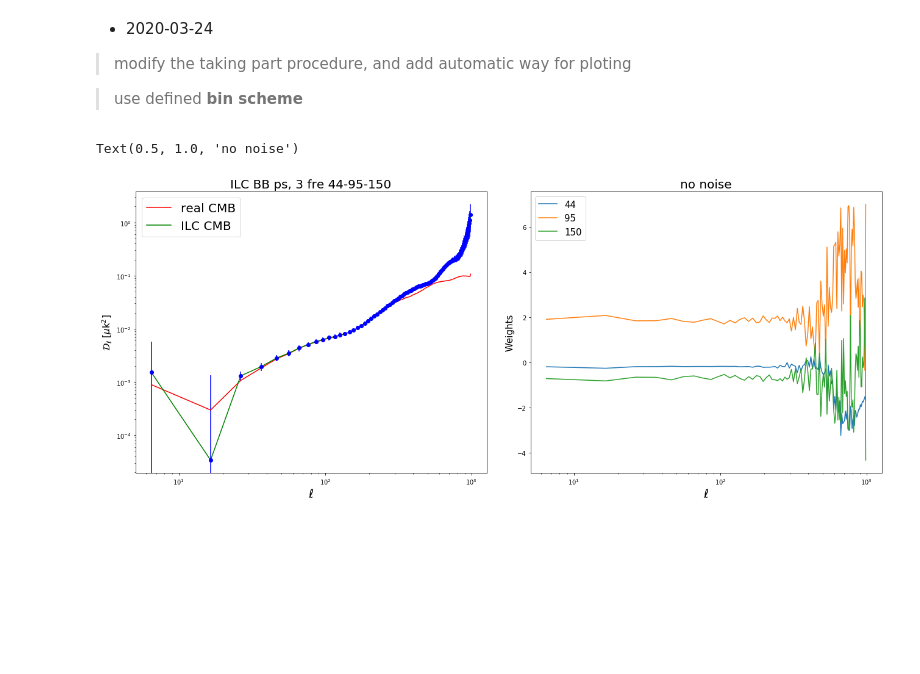
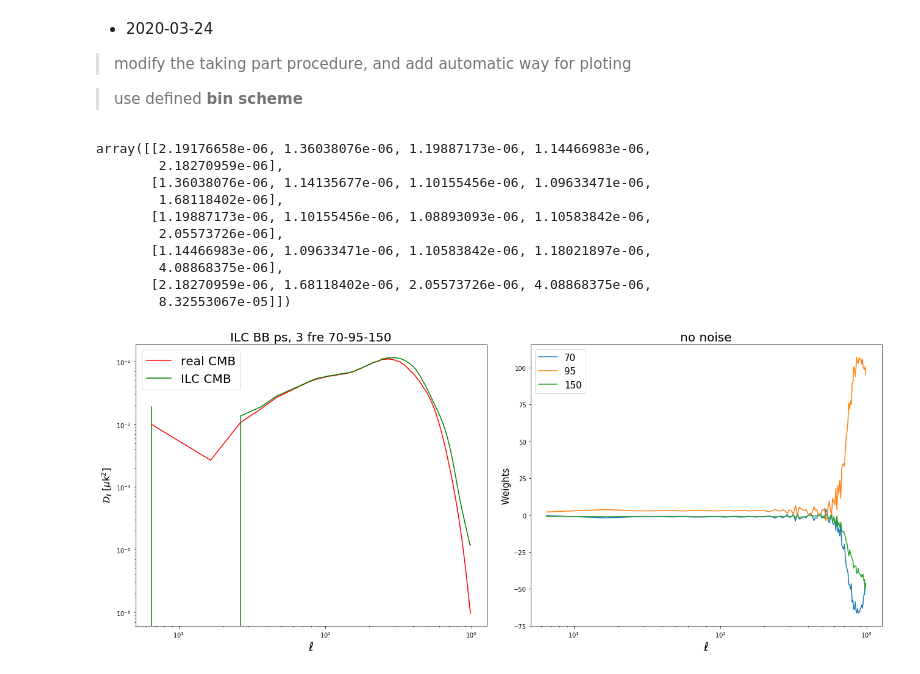
Before and after one commit to yaojian95/Ali_foreground, a Jupyter notebook: codes/Preprocessing_for_foreground_removal.ipynb, the cells around one changed output. Cells and saved outputs as stored; diff of their text form; code cells hidden in the pictures; blank space fills up the shorter version.

Commit message:
namaster without correction for beam of 44GHz

```diff
--- a/codes/Preprocessing_for_foreground_removal.ipynb
+++ b/codes/Preprocessing_for_foreground_removal.ipynb
@@ -199,7 +199,7 @@ total_ps_i.shape
 # %% [markdown]
 ## ILC for Namaster
 # %%
-path = '/fnx/jianyao/ancillary_data/5_fre_namaster_no_noise/'
+path = '/fnx/jianyao/ancillary_data/5_fre_namaster_no_noise_beamed/'
 # noise_ps_mean = np.zeros((2, lmax+1, Nf, Nf))
 
 # for n in range(SamNum):
@@ -207,15 +207,28 @@ path = '/fnx/jianyao/ancillary_data/5_fre_namaster_no_noise/'
 
 # noise_ps_mean /= SamNum
 # %%
-cl_clean_44 = np.load('/fnx/jianyao/cmb_0.05_realizations/cl_mean_namaster_44.npy')  ## B-mode only
+cl_clean_44 = np.load('/fnx/jianyao/cmb_0.05_realizations/cl_mean_namaster_44_with_beam.npy')  ## B-mode only
 # %% [markdown]
 - 2020-03-24
 
 > modify the taking part procedure, and add automatic way for ploting
 
 > use defined **bin scheme**
+# %%
+total_ps_i[mode][25]
+# %% [output]
+array([[2.19176658e-06, 1.36038076e-06, 1.19887173e-06, 1.14466983e-06,
+        2.18270959e-06],
+       [1.36038076e-06, 1.14135677e-06, 1.10155456e-06, 1.09633471e-06,
+        1.68118402e-06],
+       [1.19887173e-06, 1.10155456e-06, 1.08893093e-06, 1.10583842e-06,
+        2.05573726e-06],
+       [1.14466983e-06, 1.09633471e-06, 1.10583842e-06, 1.18021897e-06,
+        4.08868375e-06],
+       [2.18270959e-06, 1.68118402e-06, 2.05573726e-06, 4.08868375e-06,
+        8.32553067e-05]])
 # %%
-SamNum = 100; Q = len(ell_n) #lmax + 1
+SamNum = 100 - 50; Q = len(ell_n) #lmax + 1
 # lmax = 1000,意味着有1001个l,Q应该等于1001; 想要得到干净的天图的时候，
 names = ['Q_polarization', 'U_polarization']
 
@@ -233,7 +246,7 @@ for n in range(SamNum):
     total_bin_i = total_ps_i[mode]; #total_ps_i[mode]#
 
     # take some part of the cross power spectrum matrix
-    total_bin = np.ones((Q, Nf,Nf)); sel = np.array((0,2,3))
+    total_bin = np.ones((Q, Nf,Nf)); sel = np.array((1,2,3))
     for q in range(Q):
         x = 0;
         for i in (sel):
@@ -275,30 +288,29 @@ cl_ilc_std = np.std(Cl_ilc, axis = 0)
 # %%
 fig1 = plt.figure(1, figsize=(20,8)); psn = ['EE', 'BB']; fre = ['44', '70','95','150','353']
 # plt.axis('off')
 frame1=fig1.add_axes((.1,.1,.4,.8)) # x0, y0, width, height
 
-plt.loglog(ell_n, eln2*cl_clean_44, 'r-',label = 'real CMB')
+plt.loglog(ell_n, eln2*cl_clean_44[mode], 'r-',label = 'real CMB')
 plt.loglog(ell_n,eln2*(cl_ilc_mean), 'g-', label = 'ILC CMB')
 
-plt.errorbar(ell_n, eln2*cl_ilc_mean, yerr = eln2*cl_ilc_std,fmt='bo',capthick = 0.1)
+# plt.errorbar(ell_n, eln2*cl_ilc_mean, yerr = eln2*cl_ilc_std,fmt='bo',capthick = 0.1)
 # plt.ylim(1e-4, 1e-1)
 plt.xlabel('$\ell$', fontsize = 20);
 plt.ylabel(r'$\mathcal{D}_{\ell}$ [$\mu$k$^2$]', fontsize = 15)
 plt.legend(fontsize = 20)
-
-plt.title('ILC %s ps, %s fre 44-95-150'%(psn[mode], Nf), fontsize = 20)
+# plt.grid()
+plt.title('ILC %s ps, %s fre 70-95-150'%(psn[mode], Nf), fontsize = 20)
 
 frame2=fig1.add_axes((.55,.1,.4,.8))
 for i in range(Nf):
     plt.plot(ell_n, W[:, i], label = '%s'%fre[sel[i]])
 plt.xscale('log')
 plt.legend(fontsize = 15)
 plt.ylabel('Weights', fontsize = 15)
 plt.xlabel('$\ell$', fontsize = 20);
 plt.title('no noise',fontsize = 20)
 
 #
-# plt.savefig('/home/jianyao/Ali_maps/results/0324_namater_no_noise/refined_mask_3_fre%s_353.jpg'%psn[mode], format = 'jpg')
+plt.savefig('/home/jianyao/Ali_maps/results/0324_namater_no_noise/refined_mask_3_fre%s_70_beamed.jpg'%psn[mode], format = 'jpg')
 # %% [output]
-Text(0.5, 1.0, 'no noise')
-[figure, old version]
+[figure, new version]
```
